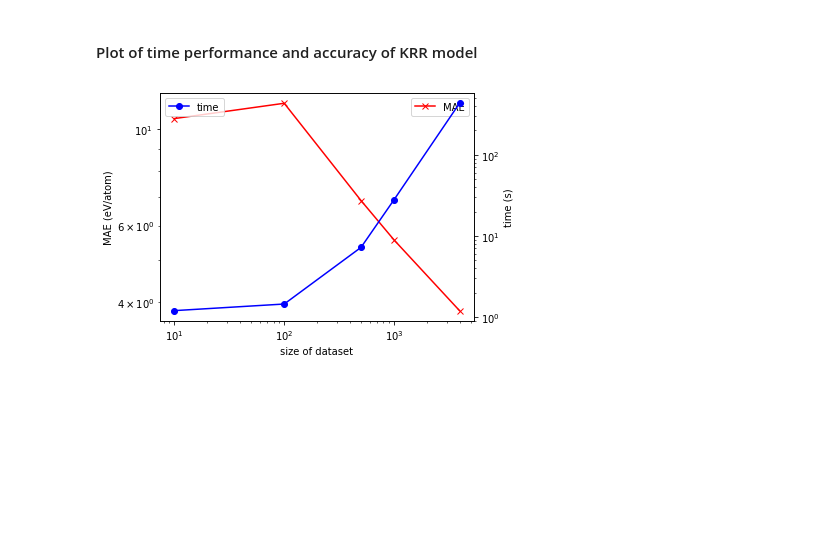
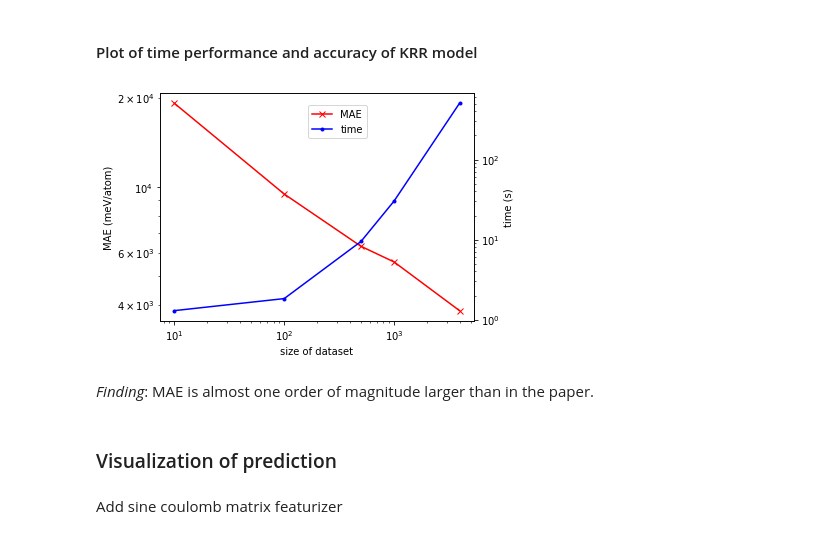
Before and after one commit to globus-labs/materials-ml-benchmarking, a Jupyter notebook: SineCoulombMatrix_KRR.ipynb, the cells around one changed output. Cells and saved outputs as stored; diff of their text form; code cells hidden in the pictures; blank space fills up the shorter version.

```diff
--- a/SineCoulombMatrix_KRR.ipynb
+++ b/SineCoulombMatrix_KRR.ipynb
@@ -214,19 +218,25 @@ TIME TO TEST SCM 433.573878 SECONDS
 # %%
 import matplotlib.pyplot as plt
 
 fig, ax1 = plt.subplots()
 ax1.set_xlabel('size of dataset')
-ax1.set_ylabel('MAE (eV/atom)')
-ax1.loglog(size, mae, color='r', marker='x', label='MAE')
-ax1.legend()
+ax1.set_ylabel('MAE (meV/atom)')
+ax1.loglog(size, mae*1e3, color='r', marker='x', label='MAE')
 
 ax2 = ax1.twinx()
 
 ax2.set_ylabel('time (s)')
-ax2.loglog(size, time_used, color='b', marker='o', label='time')
-ax2.legend()
+ax2.loglog(size, time_used, color='b', marker='.', label='time')
+
+fig.legend(loc=(0.5, 0.8))
 
 fig.tight_layout()
 plt.show()
 # %% [output]
-[figure, old version]
+[figure, new version]
+# %% [markdown]
+*Finding*: MAE is almost one order of magnitude larger than in the paper.
+# %% [markdown]
+### Visualization of prediction
+# %% [markdown]
+Add sine coulomb matrix featurizer
```
Also changed, not shown: parts of 28 cells of this notebook.
